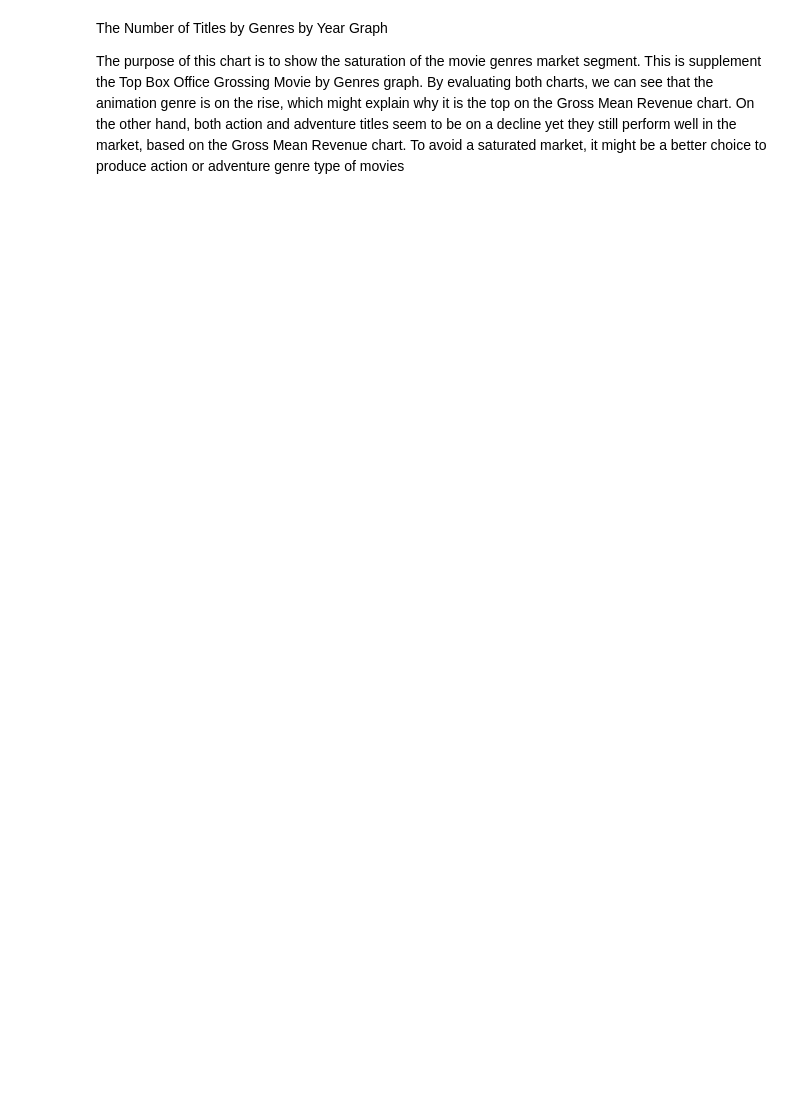
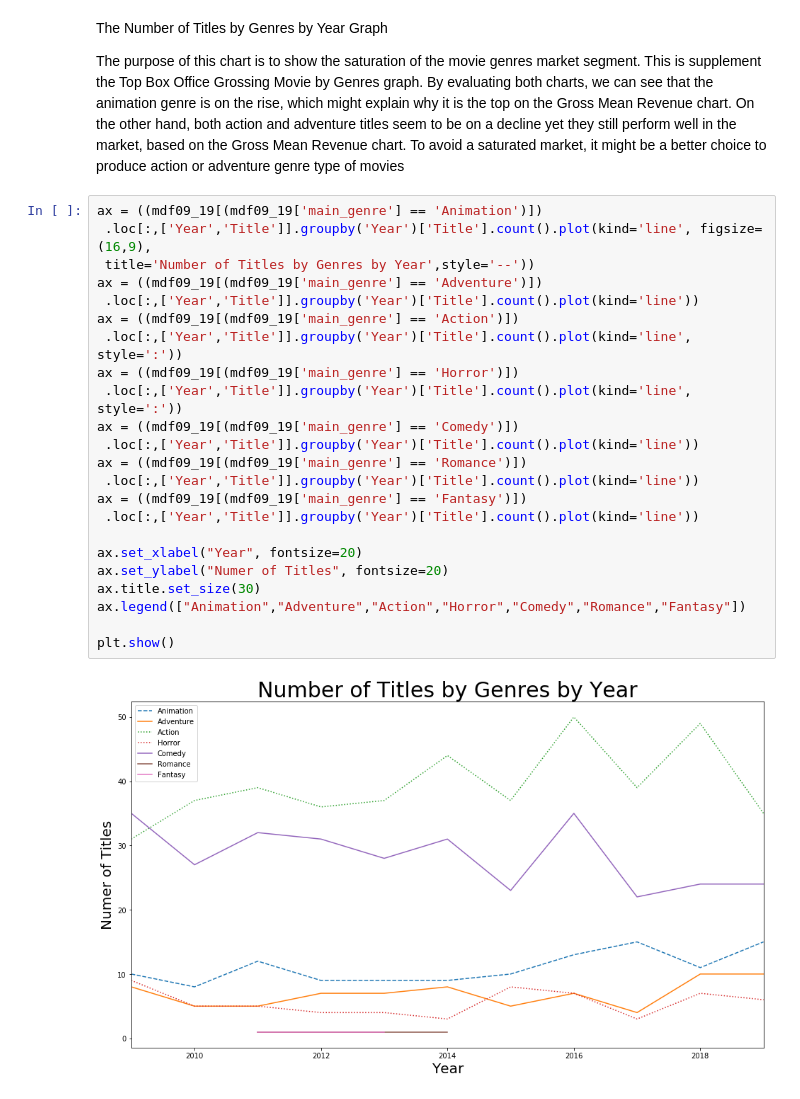
Before and after one commit to CaryMosley/Mod1Project, a Jupyter notebook: DataAnalysis.ipynb, the cells around one changed output. Cells and saved outputs as stored; diff of their text form; blank space fills up the shorter version.

```diff
--- a/DataAnalysis.ipynb
+++ b/DataAnalysis.ipynb
@@ -376,3 +430,28 @@ The Number of Titles by Genres by Year Graph
 
 The purpose of this chart is to show the saturation of the movie genres market segment.
 This is supplement the Top Box Office Grossing Movie by Genres graph. By evaluating both charts, we can see that the animation genre is on the rise, which might explain why it is the top on the Gross Mean Revenue chart. On the other hand, both action and adventure titles seem to be on a decline yet they still perform well in the market, based on the Gross Mean Revenue chart. To avoid a saturated market, it might be a better choice to produce action or adventure genre type of movies
+# %%
+ax = ((mdf09_19[(mdf09_19['main_genre'] == 'Animation')])
+ .loc[:,['Year','Title']].groupby('Year')['Title'].count().plot(kind='line', figsize=(16,9),
+ title='Number of Titles by Genres by Year',style='--'))
+ax = ((mdf09_19[(mdf09_19['main_genre'] == 'Adventure')])
+ .loc[:,['Year','Title']].groupby('Year')['Title'].count().plot(kind='line'))
+ax = ((mdf09_19[(mdf09_19['main_genre'] == 'Action')])
+ .loc[:,['Year','Title']].groupby('Year')['Title'].count().plot(kind='line', style=':'))
+ax = ((mdf09_19[(mdf09_19['main_genre'] == 'Horror')])
+ .loc[:,['Year','Title']].groupby('Year')['Title'].count().plot(kind='line', style=':'))
+ax = ((mdf09_19[(mdf09_19['main_genre'] == 'Comedy')])
+ .loc[:,['Year','Title']].groupby('Year')['Title'].count().plot(kind='line'))
+ax = ((mdf09_19[(mdf09_19['main_genre'] == 'Romance')])
+ .loc[:,['Year','Title']].groupby('Year')['Title'].count().plot(kind='line'))
+ax = ((mdf09_19[(mdf09_19['main_genre'] == 'Fantasy')])
+ .loc[:,['Year','Title']].groupby('Year')['Title'].count().plot(kind='line'))
+
+ax.set_xlabel("Year", fontsize=20)
+ax.set_ylabel("Numer of Titles", fontsize=20)
+ax.title.set_size(30)
+ax.legend(["Animation","Adventure","Action","Horror","Comedy","Romance","Fantasy"])
+
+plt.show()
+# %% [output]
+[figure, added]
```
Also changed, not shown: parts of 20 cells of this notebook, 2 other files.
